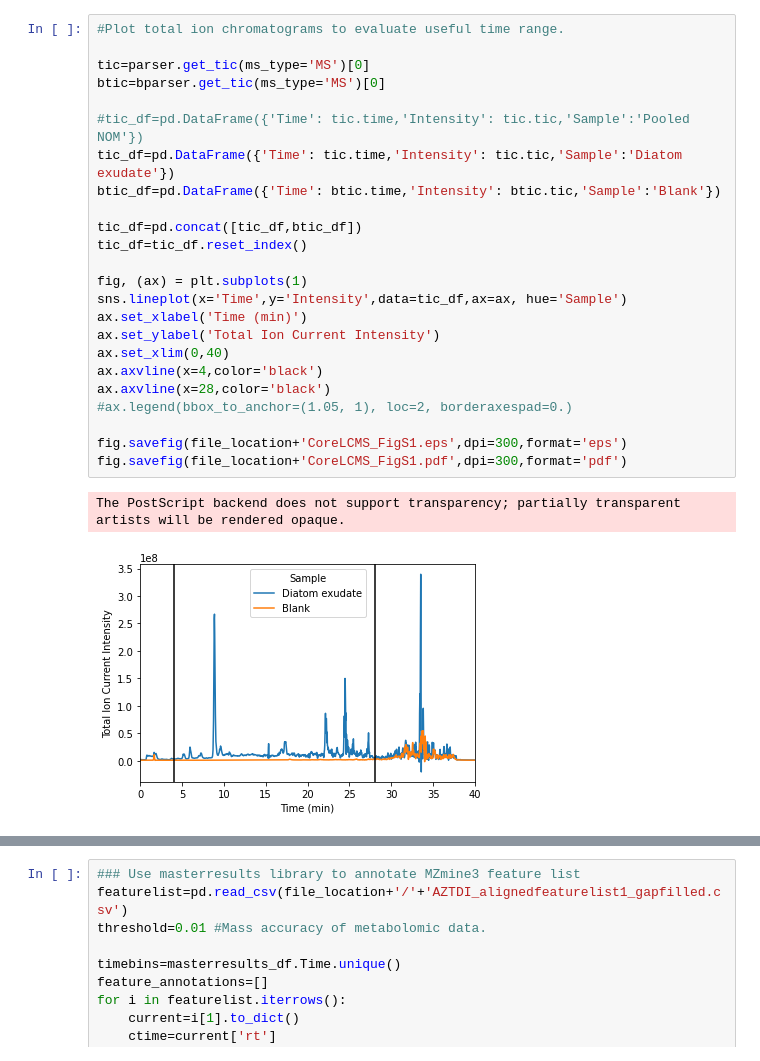
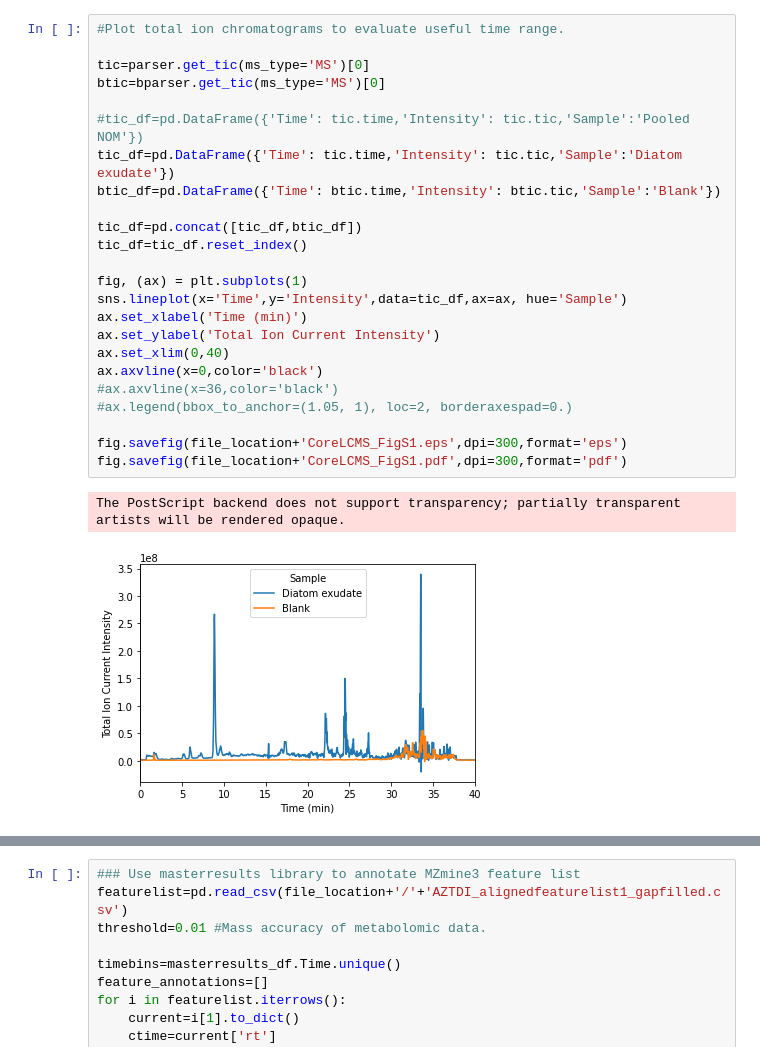
Before and after one commit to rboiteau/CoreMS, a Jupyter notebook: examples/Phycosphere analysis/CoreMS_phycosphere_formula_assignment_notebook.ipynb, the cells around one changed output, grey strips where cells are left out. Saved outputs shown, nothing was run; the diff lists cells and outputs as text.

```diff
--- a/examples/Phycosphere analysis/CoreMS_phycosphere_formula_assignment_notebook.ipynb
+++ b/examples/Phycosphere analysis/CoreMS_phycosphere_formula_assignment_notebook.ipynb
@@ -76,30 +76,30 @@ MSfiles[file]=parser
 # %%
 #Plot total ion chromatograms to evaluate useful time range.
 
 tic=parser.get_tic(ms_type='MS')[0]
 btic=bparser.get_tic(ms_type='MS')[0]
 
 #tic_df=pd.DataFrame({'Time': tic.time,'Intensity': tic.tic,'Sample':'Pooled NOM'})
 tic_df=pd.DataFrame({'Time': tic.time,'Intensity': tic.tic,'Sample':'Diatom exudate'})
 btic_df=pd.DataFrame({'Time': btic.time,'Intensity': btic.tic,'Sample':'Blank'})
 
 tic_df=pd.concat([tic_df,btic_df])
 tic_df=tic_df.reset_index()
 
 fig, (ax) = plt.subplots(1)
 sns.lineplot(x='Time',y='Intensity',data=tic_df,ax=ax, hue='Sample')
 ax.set_xlabel('Time (min)')
 ax.set_ylabel('Total Ion Current Intensity')
 ax.set_xlim(0,40)
-ax.axvline(x=4,color='black')
-ax.axvline(x=28,color='black')
+ax.axvline(x=0,color='black')
+#ax.axvline(x=36,color='black')
 #ax.legend(bbox_to_anchor=(1.05, 1), loc=2, borderaxespad=0.)
 
 fig.savefig(file_location+'CoreLCMS_FigS1.eps',dpi=300,format='eps')
 fig.savefig(file_location+'CoreLCMS_FigS1.pdf',dpi=300,format='pdf')
 # %% [output]
 The PostScript backend does not support transparency; partially transparent artists will be rendered opaque.
-[figure, old version]
+[figure, new version]
 # %%
 #Function to calibrate the spectra in an LCMS run
 
```
Also changed, not shown: parts of 4 cells of this notebook, 22 other files.
